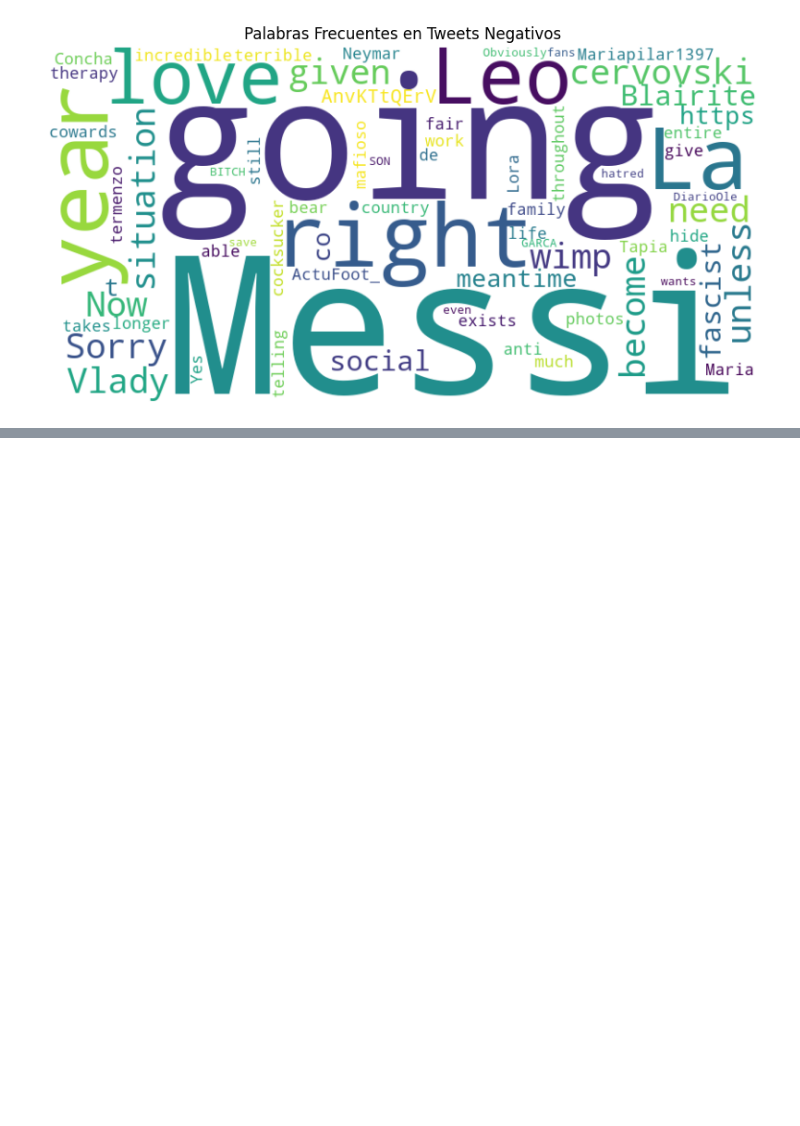
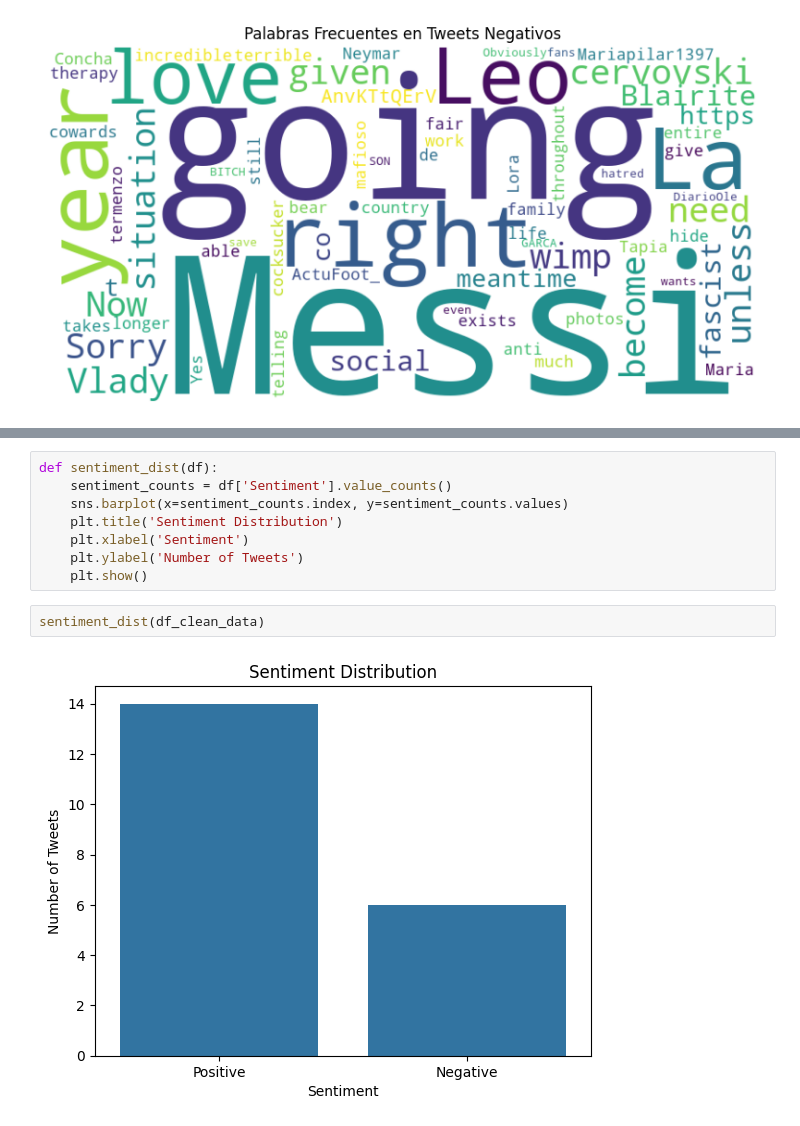
Before and after one commit to Uplyuz/PolarWeb, a Jupyter notebook: pruebas.ipynb, the cells around one changed output, grey strips where cells are left out. Cells and saved outputs as stored; diff of their text form; blank space fills up the shorter version.

```diff
--- a/pruebas.ipynb
+++ b/pruebas.ipynb
@@ -37,0 +49,12 @@ plt.show()
+# %%
+def sentiment_dist(df):
+    sentiment_counts = df['Sentiment'].value_counts()
+    sns.barplot(x=sentiment_counts.index, y=sentiment_counts.values)
+    plt.title('Sentiment Distribution')
+    plt.xlabel('Sentiment')
+    plt.ylabel('Number of Tweets')
+    plt.show()
+# %%
+sentiment_dist(df_clean_data)
+# %% [output]
+[figure, added]
```
Also changed, not shown: parts of 6 cells of this notebook, 1 other file.
